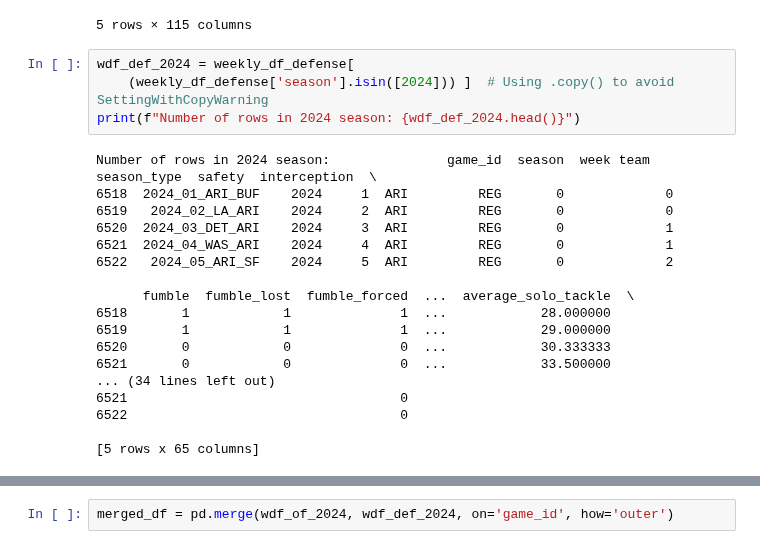
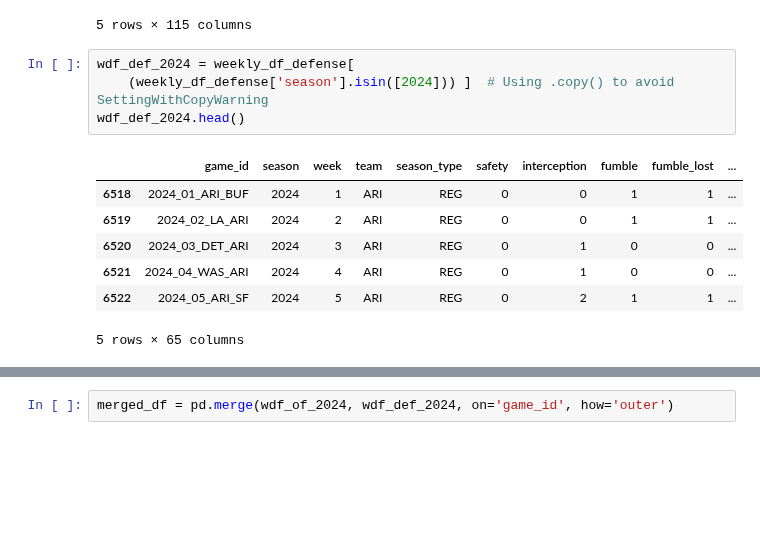
Before and after one commit to Ejaramillo1/nfl_ml_project, a Jupyter notebook: notebook/data/EDA_NFL_Team_metrics.ipynb, the cells around one changed output, grey strips where cells are left out. Cells and saved outputs as stored; diff of their text form; blank space fills up the shorter version.

```diff
--- a/notebook/data/EDA_NFL_Team_metrics.ipynb
+++ b/notebook/data/EDA_NFL_Team_metrics.ipynb
@@ -124,25 +127,15 @@ weekly_df_offense.head()
 # %%
 wdf_def_2024 = weekly_df_defense[
     (weekly_df_defense['season'].isin([2024])) ]  # Using .copy() to avoid SettingWithCopyWarning
-print(f"Number of rows in 2024 season: {wdf_def_2024.head()}")
+wdf_def_2024.head()
 # %% [output]
+|  | game_id | season | week | team | season_type | safety | interception | fumble | fumble_lost | ... |
+| 6518 | 2024_01_ARI_BUF | 2024 | 1 | ARI | REG | 0 | 0 | 1 | 1 | ... |
+| 6519 | 2024_02_LA_ARI | 2024 | 2 | ARI | REG | 0 | 0 | 1 | 1 | ... |
+| 6520 | 2024_03_DET_ARI | 2024 | 3 | ARI | REG | 0 | 1 | 0 | 0 | ... |
+| 6521 | 2024_04_WAS_ARI | 2024 | 4 | ARI | REG | 0 | 1 | 0 | 0 | ... |
+| 6522 | 2024_05_ARI_SF | 2024 | 5 | ARI | REG | 0 | 2 | 1 | 1 | ... |
-Number of rows in 2024 season:               game_id  season  week team season_type  safety  interception  \
-6518  2024_01_ARI_BUF    2024     1  ARI         REG       0             0
-6519   2024_02_LA_ARI    2024     2  ARI         REG       0             0
-6520  2024_03_DET_ARI    2024     3  ARI         REG       0             1
-6521  2024_04_WAS_ARI    2024     4  ARI         REG       0             1
-6522   2024_05_ARI_SF    2024     5  ARI         REG       0             2
-
-      fumble  fumble_lost  fumble_forced  ...  average_solo_tackle  \
-6518       1            1              1  ...            28.000000
-6519       1            1              1  ...            29.000000
-6520       0            0              0  ...            30.333333
-6521       0            0              0  ...            33.500000
-... (34 lines left out)
-6521                                   0
-6522                                   0
-
-[5 rows x 65 columns]
+5 rows × 65 columns
 # %%
 wdf_of_2024 = weekly_df_offense[
     (weekly_df_offense['season'].isin([2024])) ]
```
Also changed, not shown: parts of 4 cells of this notebook.
